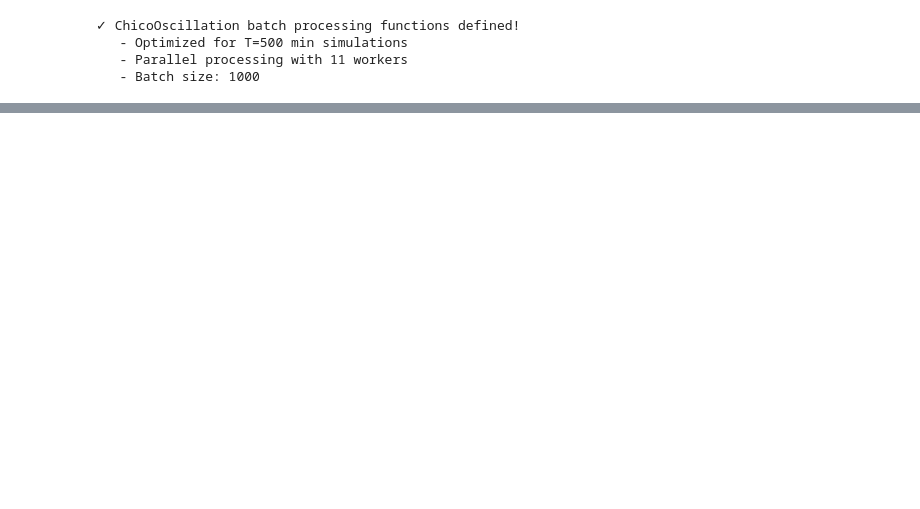
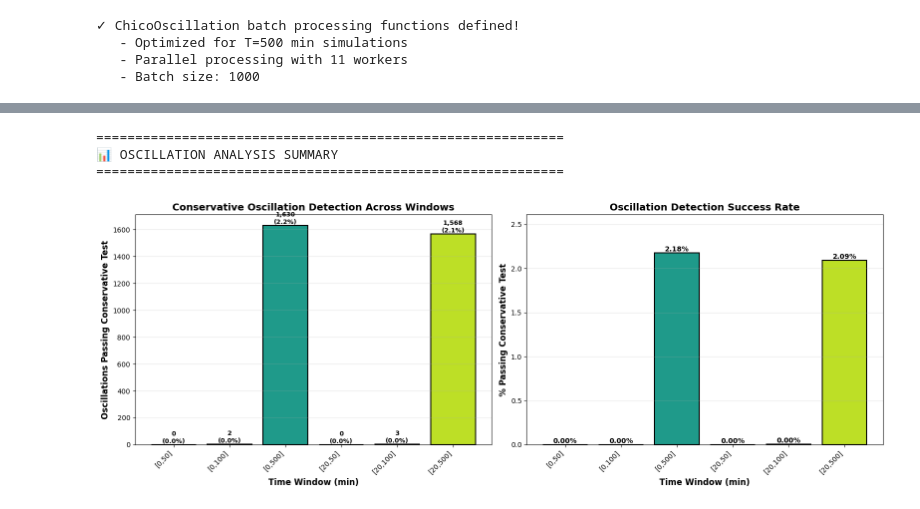
Before and after one commit to GijsBartholomeus/OxfordEvolution, a Jupyter notebook: Yeast/Chen/ChicoReproduction/ChicoOscillationBiologicalFenotype.ipynb, the cells around one changed output, grey strips where cells are left out. Saved outputs shown, nothing was run; the diff lists cells and outputs as text; code cells hidden in the pictures; blank space fills up the shorter version.

```diff
--- a/Yeast/Chen/ChicoReproduction/ChicoOscillationBiologicalFenotype.ipynb
+++ b/Yeast/Chen/ChicoReproduction/ChicoOscillationBiologicalFenotype.ipynb
@@ -1365,0 +1232,72 @@ print(f"{'='*60}")
+# %%
+# === OSCILLATION PASS COUNT VISUALIZATION ===
+print(f"\n{'='*60}")
+print("📊 OSCILLATION ANALYSIS SUMMARY")
+print(f"{'='*60}\n")
+
+# Create bar plot of oscillation pass counts per window
+fig_osc, (ax1, ax2) = plt.subplots(1, 2, figsize=(16, 6))
+
+# Plot 1: Bar chart of oscillation pass counts
+window_labels = [f"[{start},{end}]" for start, end in windows]
+colors = plt.cm.viridis(np.linspace(0.3, 0.9, len(windows)))
+
+bars = ax1.bar(range(len(windows)), oscillation_pass_counts, color=colors, edgecolor='black', linewidth=1.5)
+ax1.set_xlabel('Time Window (min)', fontsize=12, fontweight='bold')
+ax1.set_ylabel('Oscillations Passing Conservative Test', fontsize=12, fontweight='bold')
+ax1.set_title('Conservative Oscillation Detection Across Windows', fontsize=14, fontweight='bold')
+ax1.set_xticks(range(len(windows)))
+ax1.set_xticklabels(window_labels, rotation=45, ha='right')
+ax1.grid(True, alpha=0.3, axis='y')
+
+# Add value labels on bars
+for i, (bar, count) in enumerate(zip(bars, oscillation_pass_counts)):
+    height = bar.get_height()
+    success = windows_data_storage[i]['success_count']
+    percentage = count / success * 100 if success > 0 else 0
+    ax1.text(bar.get_x() + bar.get_width()/2., height,
+            f'{count:,}\n({percentage:.1f}%)',
+            ha='center', va='bottom', fontsize=9, fontweight='bold')
+
+# Plot 2: Percentage of oscillations per window
+percentages = [windows_data_storage[i]['oscillation_pass_count'] / windows_data_storage[i]['success_count'] * 100
+               if windows_data_storage[i]['success_count'] > 0 else 0
+               for i in range(len(windows))]
+
+bars2 = ax2.bar(range(len(windows)), percentages, color=colors, edgecolor='black', linewidth=1.5)
+ax2.set_xlabel('Time Window (min)', fontsize=12, fontweight='bold')
+ax2.set_ylabel('% Passing Conservative Test', fontsize=12, fontweight='bold')
+ax2.set_title('Oscillation Detection Success Rate', fontsize=14, fontweight='bold')
+ax2.set_xticks(range(len(windows)))
+ax2.set_xticklabels(window_labels, rotation=45, ha='right')
+ax2.grid(True, alpha=0.3, axis='y')
+ax2.set_ylim(0, max(percentages) * 1.2 if percentages else 1)
+
+# Add value labels
+for bar, pct in zip(bars2, percentages):
+    height = bar.get_height()
+    ax2.text(bar.get_x() + bar.get_width()/2., height,
+            f'{pct:.2f}%',
+            ha='center', va='bottom', fontsize=10, fontweight='bold')
+
+plt.tight_layout()
+plt.savefig('plots/oscillation_pass_counts.png', dpi=300, bbox_inches='tight')
+plt.show()
+
+# Print summary table
+print("\n📋 SUMMARY TABLE:")
+print(f"{'Window':<15} {'Total Success':<15} {'Oscillations':<15} {'Pass Rate':<10}")
+print("-" * 60)
+for i, (start, end) in enumerate(windows):
+    success = windows_data_storage[i]['success_count']
+    osc_count = windows_data_storage[i]['oscillation_pass_count']
+    pct = osc_count / success * 100 if success > 0 else 0
+    print(f"[{start:3d},{end:3d}] min  {success:<15,} {osc_count:<15,} {pct:>6.2f}%")
+
+print(f"\n💾 Oscillation summary saved: plots/oscillation_pass_counts.png")
+print(f"{'='*60}")
+# %% [output]
+============================================================
+📊 OSCILLATION ANALYSIS SUMMARY
+============================================================
+[figure, added]
```
Also changed, not shown: parts of 13 cells of this notebook, 26 other files.
